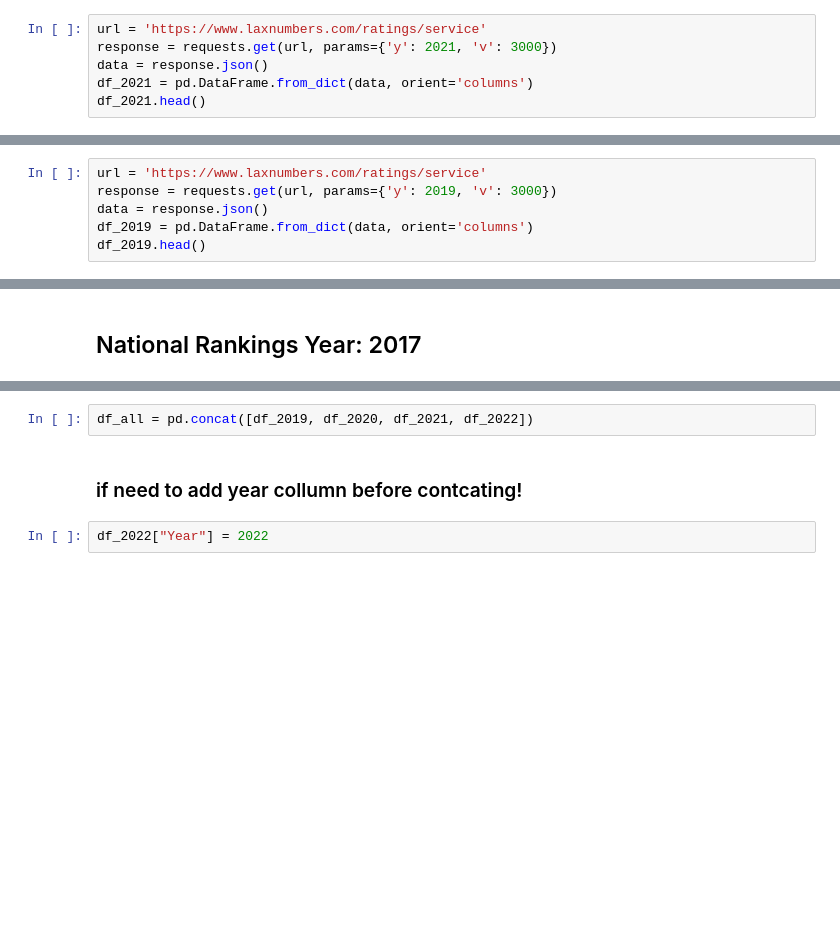
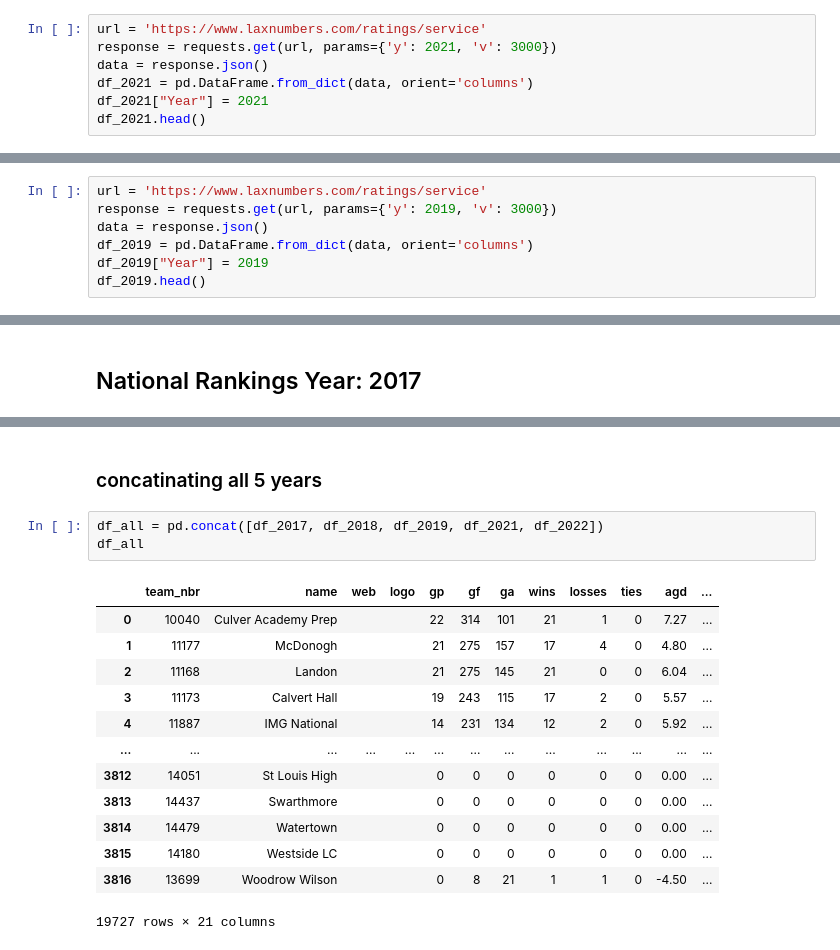
Before and after one commit to Tyost24/Capstone, a Jupyter notebook: notebooks/LaxScrape.ipynb, the cells around one changed output, grey strips where cells are left out. Saved outputs shown, nothing was run; the diff lists cells and outputs as text; blank space fills up the shorter version.

```diff
--- a/notebooks/LaxScrape.ipynb
+++ b/notebooks/LaxScrape.ipynb
@@ -24,4 +30,5 @@ url = 'https://www.laxnumbers.com/ratings/service'
 response = requests.get(url, params={'y': 2021, 'v': 3000})
 data = response.json()
 df_2021 = pd.DataFrame.from_dict(data, orient='columns')
+df_2021["Year"] = 2021
 df_2021.head()
@@ -32,4 +46,5 @@ url = 'https://www.laxnumbers.com/ratings/service'
 response = requests.get(url, params={'y': 2019, 'v': 3000})
 data = response.json()
 df_2019 = pd.DataFrame.from_dict(data, orient='columns')
+df_2019["Year"] = 2019
 df_2019.head()
@@ -54,6 +104,19 @@ df_2017.head()
+# %% [markdown]
+### concatinating all 5 years
 # %%
-df_all = pd.concat([df_2019, df_2020, df_2021, df_2022])
+df_all = pd.concat([df_2017, df_2018, df_2019, df_2021, df_2022])
+df_all
+# %% [output]
+|  | team_nbr | name | web | logo | gp | gf | ga | wins | losses | ties | agd | ... |
+| 0 | 10040 | Culver Academy Prep |  |  | 22 | 314 | 101 | 21 | 1 | 0 | 7.27 | ... |
+| 1 | 11177 | McDonogh |  |  | 21 | 275 | 157 | 17 | 4 | 0 | 4.80 | ... |
+| 2 | 11168 | Landon |  |  | 21 | 275 | 145 | 21 | 0 | 0 | 6.04 | ... |
+| 3 | 11173 | Calvert Hall |  |  | 19 | 243 | 115 | 17 | 2 | 0 | 5.57 | ... |
+| 4 | 11887 | IMG National |  |  | 14 | 231 | 134 | 12 | 2 | 0 | 5.92 | ... |
+| ... | ... | ... | ... | ... | ... | ... | ... | ... | ... | ... | ... | ... |
+| 3812 | 14051 | St Louis High |  |  | 0 | 0 | 0 | 0 | 0 | 0 | 0.00 | ... |
+| 3813 | 14437 | Swarthmore |  |  | 0 | 0 | 0 | 0 | 0 | 0 | 0.00 | ... |
+| 3814 | 14479 | Watertown |  |  | 0 | 0 | 0 | 0 | 0 | 0 | 0.00 | ... |
+| 3815 | 14180 | Westside LC |  |  | 0 | 0 | 0 | 0 | 0 | 0 | 0.00 | ... |
+| 3816 | 13699 | Woodrow Wilson |  |  | 0 | 8 | 21 | 1 | 1 | 0 | -4.50 | ... |
+19727 rows × 21 columns
-# %% [markdown]
-### if need to add year collumn before contcating!
-# %%
-df_2022["Year"] = 2022
```
Also changed, not shown: parts of 13 cells of this notebook.
